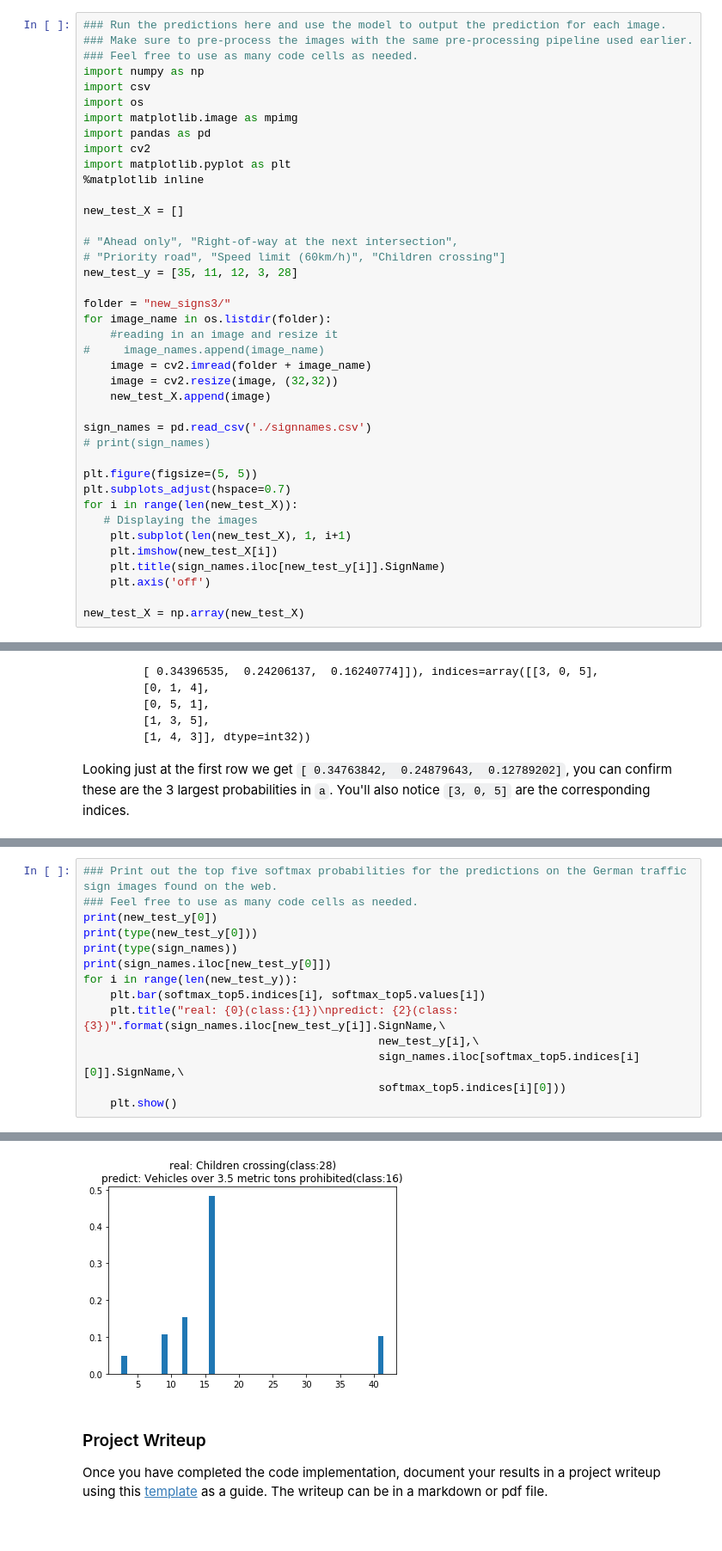
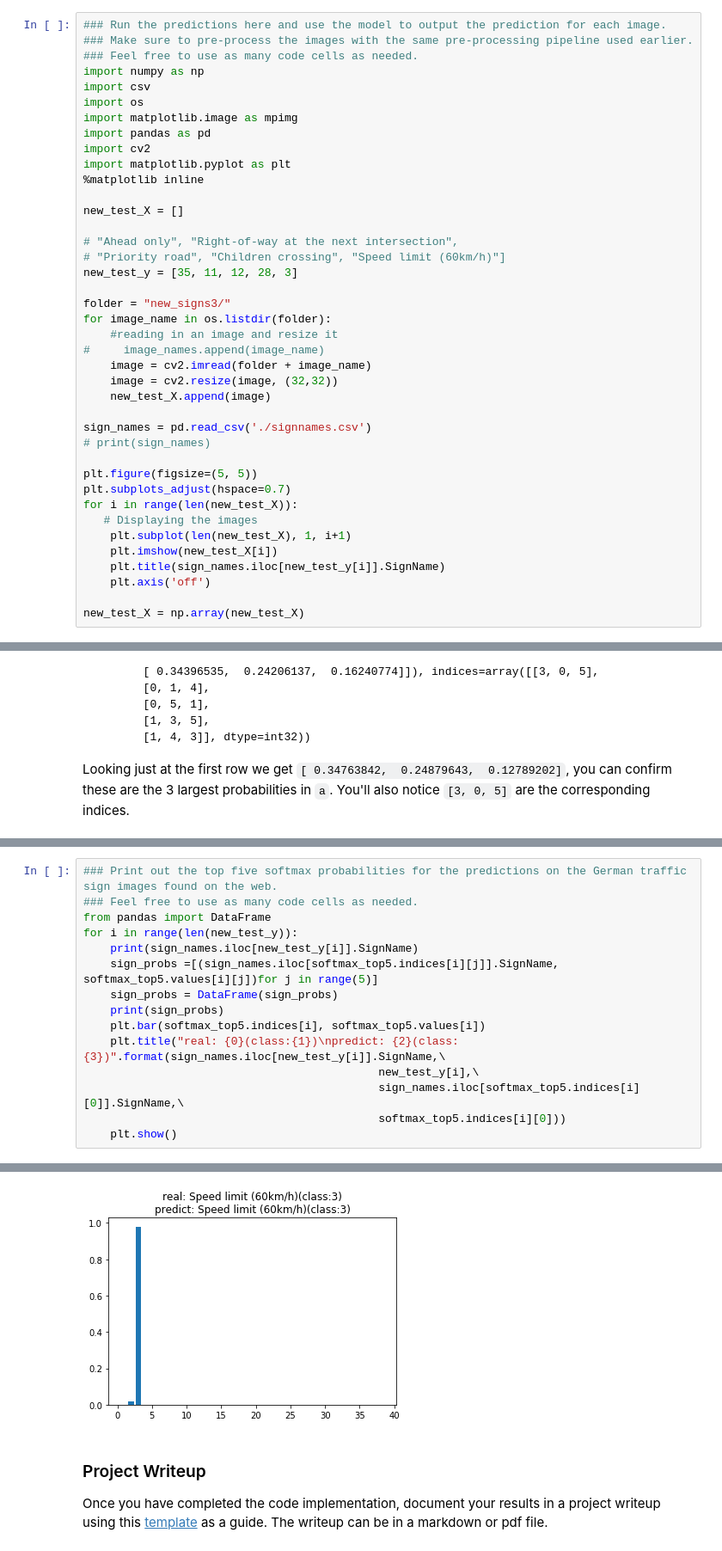
Before and after one commit to linked0/CarND-Traffic-Sign-Classifier, a Jupyter notebook: Traffic_Sign_Classifier.ipynb, the cells around one changed output, grey strips where cells are left out. Shown: that part at 86% size. Drawn from its saved outputs; the diff is of its cells as text.

```diff
--- a/Traffic_Sign_Classifier.ipynb
+++ b/Traffic_Sign_Classifier.ipynb
@@ -466,8 +465,8 @@ import matplotlib.pyplot as plt
 new_test_X = []
 
 # "Ahead only", "Right-of-way at the next intersection",
-# "Priority road", "Speed limit (60km/h)", "Children crossing"]
-new_test_y = [35, 11, 12, 3, 28]
+# "Priority road", "Children crossing", "Speed limit (60km/h)"]
+new_test_y = [35, 11, 12, 28, 3]
 
 folder = "new_signs3/"
 for image_name in os.listdir(folder):
@@ -593,11 +592,12 @@ TopKV2(values=array([[  9.93849456e-01,   5.54033974e-03,   2.00909970e-04,
 # %%
 ### Print out the top five softmax probabilities for the predictions on the German traffic sign images found on the web.
 ### Feel free to use as many code cells as needed.
-print(new_test_y[0])
-print(type(new_test_y[0]))
-print(type(sign_names))
-print(sign_names.iloc[new_test_y[0]])
+from pandas import DataFrame
 for i in range(len(new_test_y)):
+    print(sign_names.iloc[new_test_y[i]].SignName)
+    sign_probs =[(sign_names.iloc[softmax_top5.indices[i][j]].SignName, softmax_top5.values[i][j])for j in range(5)]
+    sign_probs = DataFrame(sign_probs)
+    print(sign_probs)
     plt.bar(softmax_top5.indices[i], softmax_top5.values[i])
     plt.title("real: {0}(class:{1})\npredict: {2}(class:{3})".format(sign_names.iloc[new_test_y[i]].SignName,\
                                             new_test_y[i],\
@@ -618,4 +647,4 @@ Name: 35, dtype: object
-[figure, old version]
+[figure, new version]
 # %% [markdown]
 ### Project Writeup
 
```
Also changed, not shown: parts of 6 cells of this notebook.
